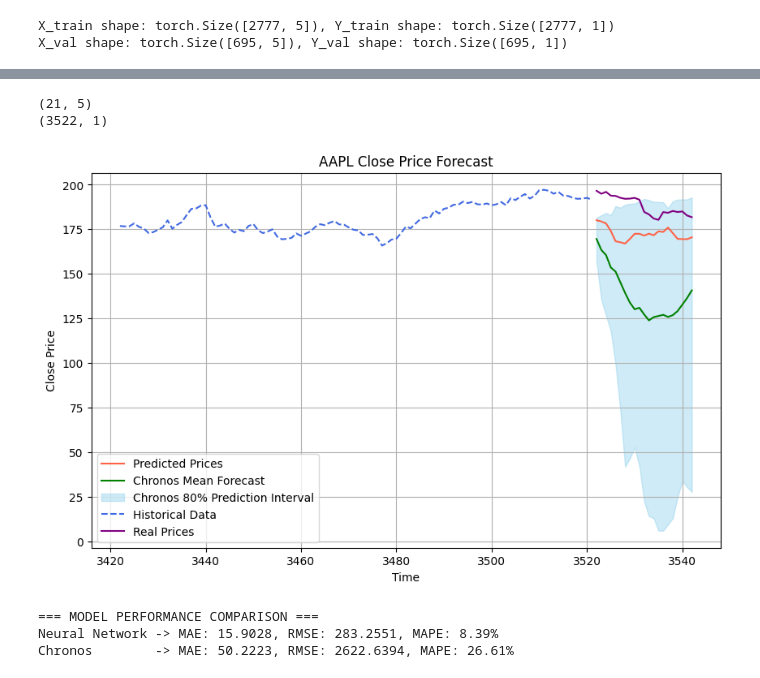
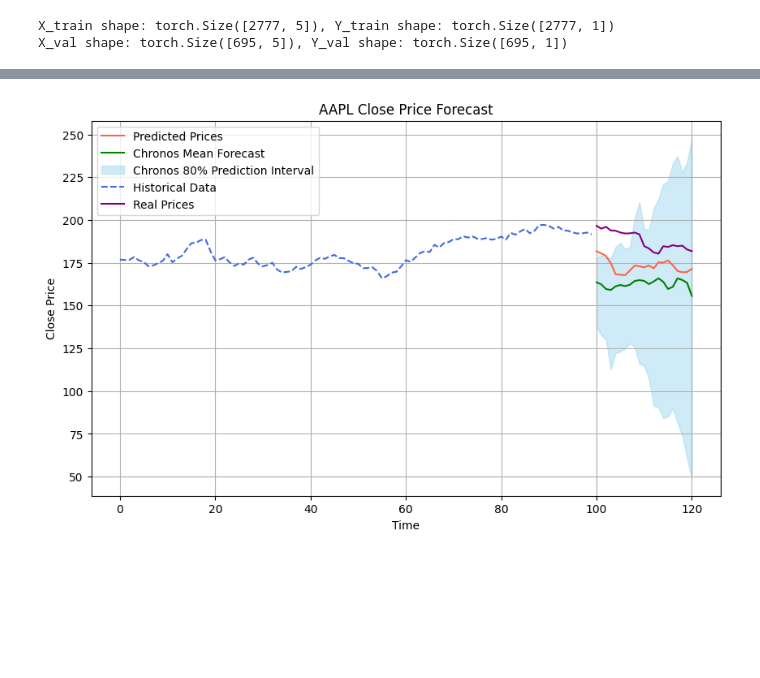
Before and after one commit to JackBstn/Chronos_multivariate, a Jupyter notebook: chronos_nn_normalized.ipynb, the cells around one changed output, grey strips where cells are left out. Saved outputs shown, nothing was run; the diff lists cells and outputs as text; code cells hidden in the pictures; blank space fills up the shorter version.

Commit message:
clean neural network notebook + complete evaluation

```diff
--- a/chronos_nn_normalized.ipynb
+++ b/chronos_nn_normalized.ipynb
@@ -349,105 +292,70 @@ Training stopped at epoch 4 because training loss < 0.001
 # the value predicted by our NN and the value (+confidence interval) predicted by Chronos, to compare them.
 # Ensure that the vectors plotted are of the correct dimensions
 
-seed = 343126
-torch.manual_seed(seed)
-if torch.cuda.is_available():
-    torch.cuda.manual_seed_all(seed)
-np.random.seed(seed)
-
-# Nuovi dati
+# New data
 new_data = yf.download(symbol, start="2024-01-01", end="2024-03-31", progress=False)
 #new_covariates = new_data[["Open", "High", "Low", "Volume", "Close"]].values
 #new_close_prices = new_data["Close"].values
 
-# Definiamo il numero di giorni della finestra temporale
-window_size = 10  # Stesso valore usato nel training
+# Define the number of days in the time window
+window_size = 10  # Same as the one used for training
 
-# Estendiamo i dati di test includendo gli ultimi `window_size` giorni del training
-extended_new_data = pd.concat([df.iloc[-window_size:], new_data])  # Unisce ultimi giorni training + test
+# Extend test data including the last `window_size` days of training
+extended_new_data = pd.concat([df.iloc[-window_size:], new_data])  # Join the last window_size days of training with the new data
 
-# Estraiamo le feature
+# Extract covariates and close prices
 new_covariates = extended_new_data[["Open", "High", "Low", "Volume", "Close"]].values
 new_close_prices = extended_new_data["Close"].values
 
-# Genera dati di test con la finestra mobile
+# Generate test data with sliding window
 X_test, Y_test = generate_dataset_with_chronos(new_covariates, new_close_prices, pipeline)
 X_test = scaler_x.transform(X_test)
 
-print(X_test.shape)
-
-# Converti in tensore
+# Convert to PyTorch tensor
 X_test = torch.tensor(X_test, dtype=torch.float32)
 
-model.load_state_dict(torch.load("best_model.pth"))
+model.load_state_dict(torch.load("nn_model.pth"))
 model.eval()
 with torch.no_grad():
     test_predictions = model(X_test)
 
 test_predictions = scaler_y.inverse_transform(test_predictions)
 
-print(close_prices.shape)
+# Data index for plotting historical and test data
+historical_index = np.arange(len(close_prices[-100:]))  # Historical data
+test_index = np.arange(len(close_prices[-100:]), len(close_prices[-100:]) + len(test_predictions))
 
-# Indici temporali per i dati storici e di test
-historical_index = np.arange(len(close_prices))  # Dati storici
-test_index = np.arange(len(close_prices), len(close_prices) + len(test_predictions))
-
-# Riduci le dimensioni del contesto e della lunghezza della previsione per Chronos
-chronos_context = torch.tensor(close_prices[-100:])  # Usa gli ultimi 500 punti dati come contesto
+# Reduce context and prediction length for Chronos
+chronos_context = torch.tensor(close_prices[-100:])  # Use the last 100 days for context
 chronos_prediction_length = len(test_predictions)
 
 chronos_forecast = pipeline.predict(context=chronos_context, prediction_length=chronos_prediction_length)
 low, median, high = np.quantile(chronos_forecast[0].numpy(), [0.1, 0.5, 0.9], axis=0)
 mean_forecast = np.mean(chronos_forecast[0].numpy(), axis=0)
 
-# Assicurati che i vettori abbiano le dimensioni corrette
+# Ensure vectors have the correct dimensions
 mean_forecast = mean_forecast[:len(test_predictions)]
 low = low[:len(test_predictions)]
 high = high[:len(test_predictions)]
 
-
-# Grafico
+# Plot the forecast
 plt.figure(figsize=(10, 6))
 
-plt.plot(test_index, test_predictions, color="tomato", label="Predicted Prices")  # Nostre previsioni
-plt.plot(test_index, mean_forecast, color="green", label="Chronos Mean Forecast") # Chronos
+plt.plot(test_index, test_predictions, color="tomato", label="Predicted Prices")  # NN predictions
+plt.plot(test_index, mean_forecast, color="green", label="Chronos Mean Forecast")  # Chronos
 plt.fill_between(test_index, low, high, color="skyblue", alpha=0.4, label="Chronos 80% Prediction Interval")  # Chronos confidence
 
-# Plot the history, only last 50 timesteps
-plt.plot(historical_index[-100:], close_prices[-100:], color="royalblue", label="Historical Data", linestyle='--')  # Storico
-
+# Plot the history, only last 100 days
+plt.plot(historical_index[-100:], close_prices[-100:], color="royalblue", label="Historical Data", linestyle='--')  # Historical data
 
 # Plot the "real" line
-plt.plot(test_index, new_close_prices[:len(test_predictions)], color="purple", label="Real Prices") #Taglio per allineare i vettori
+plt.plot(test_index, new_close_prices[:len(test_predictions)], color="purple", label="Real Prices")  # Real data, only for the test period
 
 plt.title(f"{symbol} Close Price Forecast")
 plt.xlabel("Time")
 plt.ylabel("Close Price")
 plt.legend()
 plt.grid()
 plt.show()
 # %% [output]
-(21, 5)
-(3522, 1)
-[figure, old version]
+[figure, new version]
-# %%
-from sklearn.metrics import mean_absolute_error, mean_squared_error
-
-# Calcola MAE, RMSE e MAPE per il tuo modello
-mae_nn = mean_absolute_error(new_close_prices[:len(test_predictions)], test_predictions)
-rmse_nn = mean_squared_error(new_close_prices[:len(test_predictions)], test_predictions)
-mape_nn = np.mean(np.abs((new_close_prices[:len(test_predictions)] - test_predictions) / new_close_prices[:len(test_predictions)])) * 100
-
-# Calcola MAE, RMSE e MAPE per Chronos
-mae_chronos = mean_absolute_error(new_close_prices[:len(mean_forecast)], mean_forecast)
-rmse_chronos = mean_squared_error(new_close_prices[:len(mean_forecast)], mean_forecast)
-mape_chronos = np.mean(np.abs((new_close_prices[:len(mean_forecast)] - mean_forecast) / new_close_prices[:len(mean_forecast)])) * 100
-
-# Stampa i risultati
-print("=== MODEL PERFORMANCE COMPARISON ===")
-print(f"Neural Network -> MAE: {mae_nn:.4f}, RMSE: {rmse_nn:.4f}, MAPE: {mape_nn:.2f}%")
-print(f"Chronos        -> MAE: {mae_chronos:.4f}, RMSE: {rmse_chronos:.4f}, MAPE: {mape_chronos:.2f}%")
-# %% [output]
-=== MODEL PERFORMANCE COMPARISON ===
-Neural Network -> MAE: 15.9028, RMSE: 283.2551, MAPE: 8.39%
-Chronos        -> MAE: 50.2223, RMSE: 2622.6394, MAPE: 26.61%
```
Also changed, not shown: parts of 18 cells of this notebook, 2 other files.
